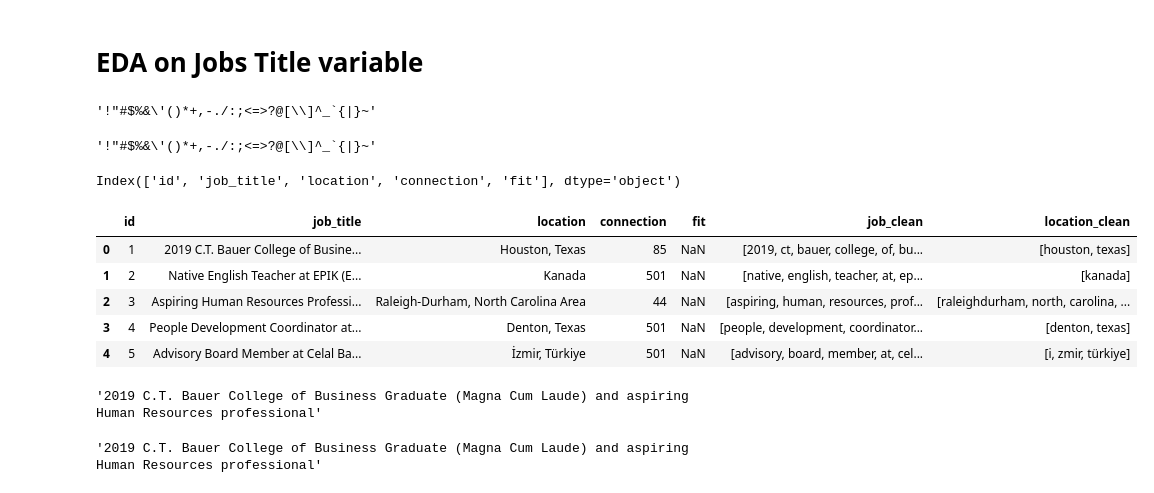
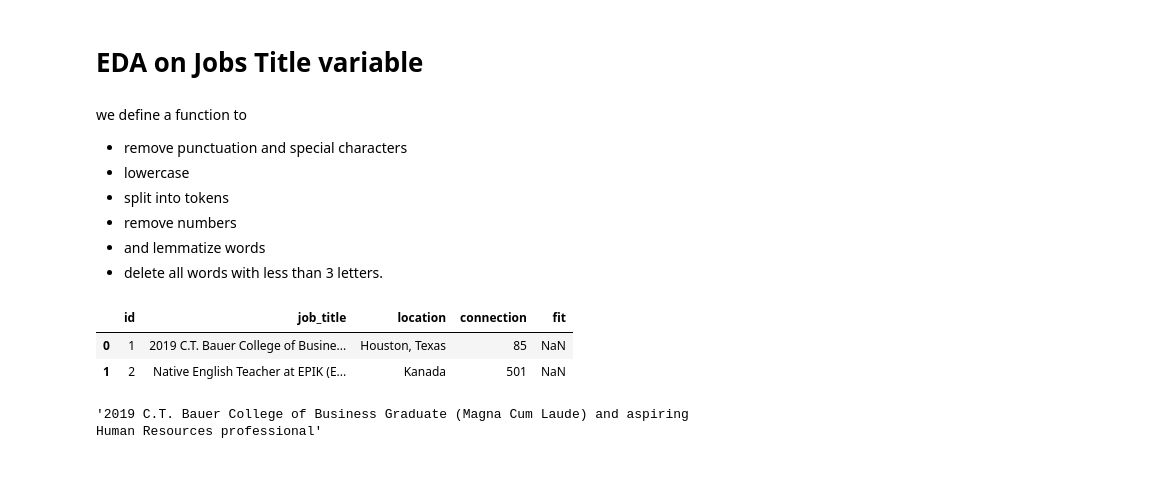
Before and after one commit to pascale25/YbtO9JT8miFZIZdm, a Jupyter notebook: Potential__Talents.ipynb, the cells around one changed output. Saved outputs shown, nothing was run; the diff lists cells and outputs as text; code cells hidden in the pictures.

```diff
--- a/Potential__Talents.ipynb
+++ b/Potential__Talents.ipynb
@@ -264,41 +329,33 @@ df['connection'].hist(figsize=(6, 6) )
 # %% [markdown]
 # EDA on Jobs Title variable
-# %%
-string.punctuation
-# %% [output]
-'!"#$%&\'()*+,-./:;<=>?@[\\]^_`{|}~'
+# %% [markdown]
+we define a function to
+- remove punctuation and special characters
+- lowercase
+- split into tokens
+- remove numbers
+- and lemmatize words
+- delete all words with less than 3 letters.
 # %%
-string.punctuation
+# define a function for text preparation (cleanning)
+#string.punctuation
 wn = nltk.WordNetLemmatizer()
 ps = nltk.PorterStemmer()
 stopword = stopwords.words('english')
 #text = [wn.lemmatize(word) for word in tokens if word not in stopword] # stemming
 def clean_text(text):
-  """ lower case, remove special caracter and  split into token"""
+  """  remove special caracter, lower case , remove digit, split into token"""
   text = "".join([word.lower() for word in text if word not in string.punctuation])
   tokens = re.split('\W+', text)
   # remove words that contain numbers
   text = [word for word in text if not any(c.isdigit() for c in word)]
   return tokens
-# %% [output]
-'!"#$%&\'()*+,-./:;<=>?@[\\]^_`{|}~'
-# %%
-df.columns
-# %% [output]
-Index(['id', 'job_title', 'location', 'connection', 'fit'], dtype='object')
 # %%
-df['job_clean'] = df['job_title'].apply(lambda row: clean_text(row))
-df['location_clean'] = df['location'].apply(lambda row: clean_text(row))
+#df['job_clean'] = df['job_title'].apply(lambda row: clean_text(row))
+#df['location_clean'] = df['location'].apply(lambda row: clean_text(row))
 # %%
-df.head(5)
+df.head(2)
 # %% [output]
-|  | id | job_title | location | connection | fit | job_clean | location_clean |
-| 0 | 1 | 2019 C.T. Bauer College of Busine... | Houston, Texas | 85 | NaN | [2019, ct, bauer, college, of, bu... | [houston, texas] |
-| 1 | 2 | Native English Teacher at EPIK (E... | Kanada | 501 | NaN | [native, english, teacher, at, ep... | [kanada] |
-| 2 | 3 | Aspiring Human Resources Professi... | Raleigh-Durham, North Carolina Area | 44 | NaN | [aspiring, human, resources, prof... | [raleighdurham, north, carolina, ... |
-| 3 | 4 | People Development Coordinator at... | Denton, Texas | 501 | NaN | [people, development, coordinator... | [denton, texas] |
-| 4 | 5 | Advisory Board Member at Celal Ba... | İzmir, Türkiye | 501 | NaN | [advisory, board, member, at, cel... | [i, zmir, türkiye] |
+|  | id | job_title | location | connection | fit |
+| 0 | 1 | 2019 C.T. Bauer College of Busine... | Houston, Texas | 85 | NaN |
+| 1 | 2 | Native English Teacher at EPIK (E... | Kanada | 501 | NaN |
-# %%
-df.job_title[0]
-# %% [output]
-'2019 C.T. Bauer College of Business Graduate (Magna Cum Laude) and aspiring Human Resources professional'
```
Also changed, not shown: parts of 151 cells of this notebook.
